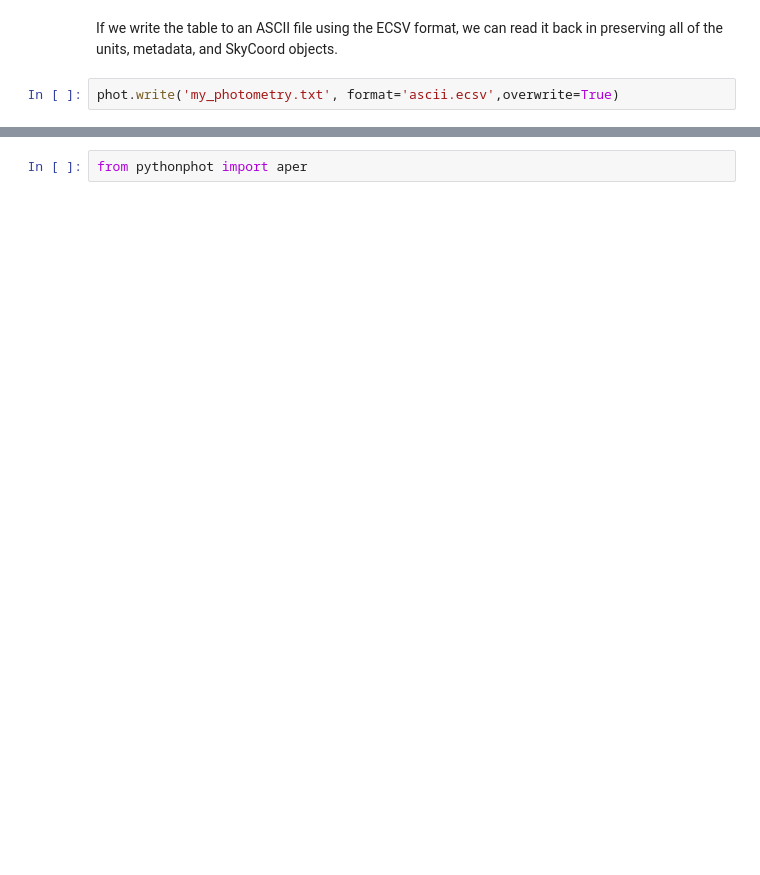
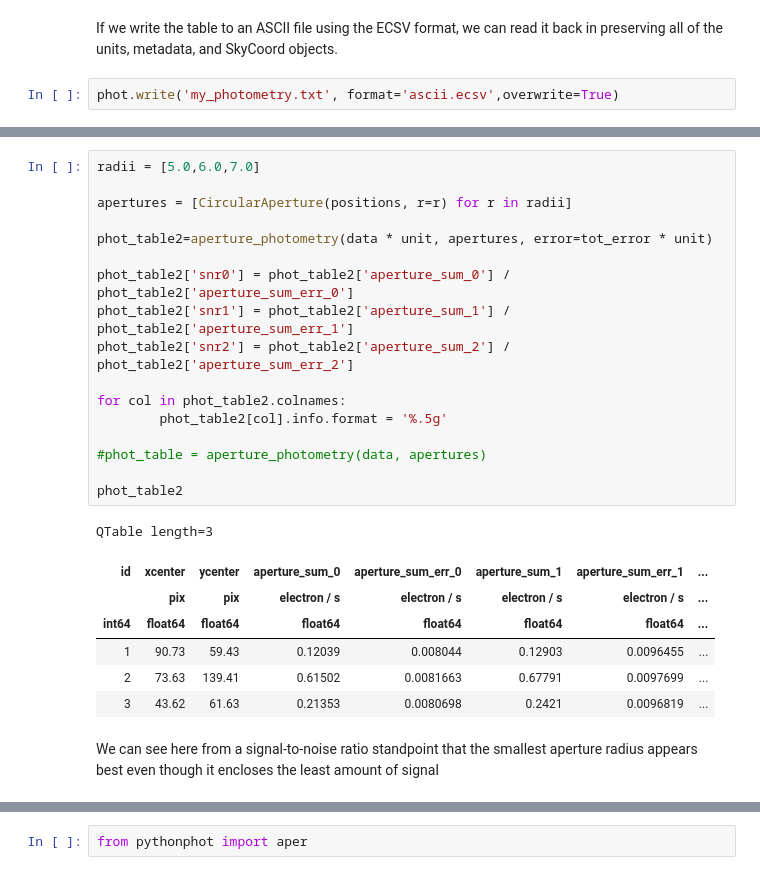
Before and after one commit to thaynecurrie/phys7943_fall2023, a Jupyter notebook: ScientificPythonNotes/Astropy/Python_AstroPy_Part4.ipynb, the cells around one changed output, grey strips where cells are left out. Saved outputs shown, nothing was run; the diff lists cells and outputs as text; blank space fills up the shorter version.

```diff
--- a/ScientificPythonNotes/Astropy/Python_AstroPy_Part4.ipynb
+++ b/ScientificPythonNotes/Astropy/Python_AstroPy_Part4.ipynb
@@ -631,3 +642,30 @@ tbl['sky_coord']  # SkyCoord array
+# %%
+radii = [5.0,6.0,7.0]
+
+apertures = [CircularAperture(positions, r=r) for r in radii]
+
+phot_table2=aperture_photometry(data * unit, apertures, error=tot_error * unit)
+
+phot_table2['snr0'] = phot_table2['aperture_sum_0'] / phot_table2['aperture_sum_err_0']
+phot_table2['snr1'] = phot_table2['aperture_sum_1'] / phot_table2['aperture_sum_err_1']
+phot_table2['snr2'] = phot_table2['aperture_sum_2'] / phot_table2['aperture_sum_err_2']
+
+for col in phot_table2.colnames:
+        phot_table2[col].info.format = '%.5g'
+
+#phot_table = aperture_photometry(data, apertures)
+
+phot_table2
+# %% [output]
+QTable length=3
+| id | xcenter | ycenter | aperture_sum_0 | aperture_sum_err_0 | aperture_sum_1 | aperture_sum_err_1 | ... |
+|  | pix | pix | electron / s | electron / s | electron / s | electron / s | ... |
+| int64 | float64 | float64 | float64 | float64 | float64 | float64 | ... |
+| 1 | 90.73 | 59.43 | 0.12039 | 0.008044 | 0.12903 | 0.0096455 | ... |
+| 2 | 73.63 | 139.41 | 0.61502 | 0.0081663 | 0.67791 | 0.0097699 | ... |
+| 3 | 43.62 | 61.63 | 0.21353 | 0.0080698 | 0.2421 | 0.0096819 | ... |
+# %% [markdown]
+We can see here from a signal-to-noise ratio standpoint that the smallest aperture radius appears best even though it encloses the least amount of signal
 # %% [markdown]
 ### Photometry (PythonPhot)
 
```
Also changed, not shown: parts of 44 cells of this notebook, 3 other files.
